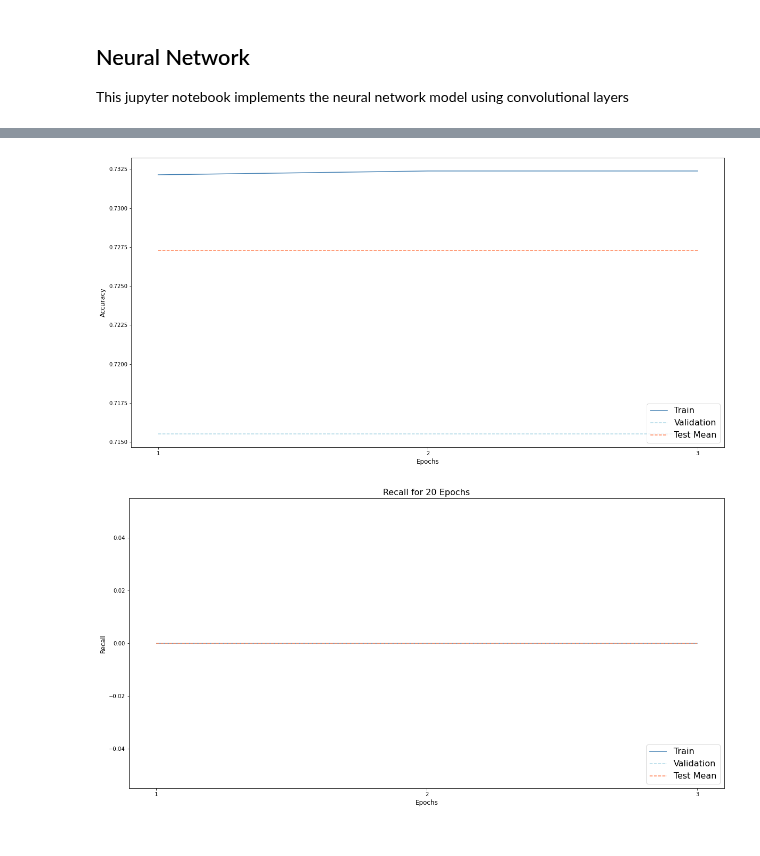
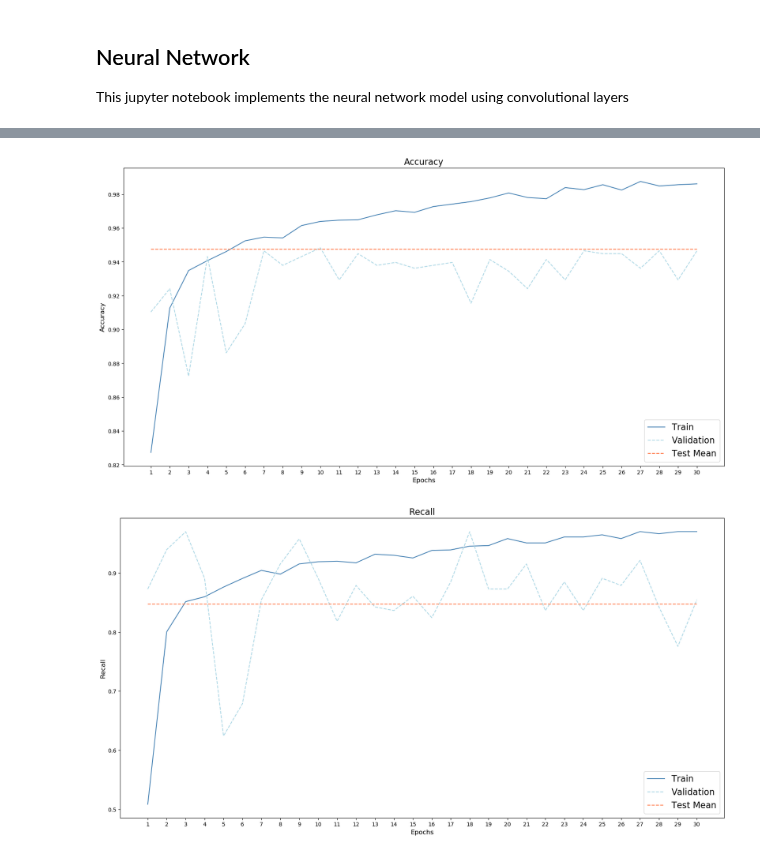
Before and after one commit to JPMartinezClaeys/30254-pneumoniacs, a Jupyter notebook: predict-pneumonia/neural_network.ipynb, the cells around one changed output, grey strips where cells are left out. Cells and saved outputs as stored; diff of their text form; code cells hidden in the pictures.

```diff
--- a/predict-pneumonia/neural_network.ipynb
+++ b/predict-pneumonia/neural_network.ipynb
@@ -30,12 +30,11 @@ class CustomNeuralNetwork(nn.Module):
     def __init__(self):
         super().__init__()
         # model hyperparameters
-        self.epochs = 3
-        self.batch_size = 8
+        self.epochs = 30
+        self.batch_size = 16
         self.learning = 0.005
         self.momentum = 0.9
         self.weighted_sample = False
-        self.lr_decay = True
         # define network layers
         self.LeNet = nn.Sequential(
             nn.Sequential(
@@ -86,7 +85,7 @@ transforms = T.Compose([
 ])
 
 # create Xray dataset class for train, val, test
-training_data = XRayDataset(train_path, resize)
+training_data = XRayDataset(train_path, transforms)
 val_data = XRayDataset(val_path, resize)
 test_data = XRayDataset(test_path, resize)
 
@@ -277,60 +242,32 @@ test recall [0.0]
 # %%
-test_accuracies_list = []
-val_accuracies_list = []
-for i in test_accuracies:
-    if steps_check_test < model.epochs:
-        test_item = [i] * steps_check_test
-    else:
-        test_item = [i] *  model.epochs
-    test_accuracies_list.extend(test_item)
+test_accuracy =  test_accuracies * model.epochs
+epochs = [i for i in range(1,model.epochs+1)]
 
-for i in val_accuracies:
-    if steps_check_val < model.epochs:
-        val_item = [i] * steps_check_val
-    else:
-        val_item = [i] *  model.epochs
-    val_accuracies_list.extend(val_item)
-
-epochs = [i for i in range(1,model.epochs+1)]
 fig, ax = plt.subplots(nrows=1, ncols=1, figsize=(20,10))
 ax.plot(epochs, train_accuracies, color="steelblue", label= 'Train')
-ax.plot(epochs, val_accuracies_list, color="lightblue", ls='dashed', label='Validation')
-ax.plot(epochs, test_accuracies_list, color= "coral", ls='dashed', label='Test Mean')
+ax.plot(epochs, val_accuracies, color="lightblue", ls='dashed', label='Validation')
+ax.plot(epochs, test_accuracy, color= "coral", ls='dashed', label='Test Mean')
 ax.set_xticks(epochs)
 ax.legend(loc="lower right", fontsize=16)
 ax.set_xlabel("Epochs", fontsize=12)
 ax.set_ylabel("Accuracy", fontsize=12)
+ax.set_title("Accuracy", fontsize=16)
 plt.show()
 # %% [output]
-[figure, old version]
+[figure, new version]
 # %%
-test_recalls_list = []
-val_recalls_list = []
-for i in test_recalls:
-    if steps_check_test < model.epochs:
-        test_item = [i] * steps_check_test
-    else:
-        test_item = [i] *  model.epochs
-    test_recalls_list.extend(test_item)
-
-for i in val_recalls:
-    if steps_check_val < model.epochs:
-        val_item = [i] * steps_check_val
-    else:
-        val_item = [i] *  model.epochs
-    val_recalls_list.extend(val_item)
-
+test_recalls_list = test_recalls * model.epochs
 epochs = [i for i in range(1,model.epochs+1)]
 
 fig, ax = plt.subplots(nrows=1, ncols=1, figsize=(20,10))
 ax.plot(epochs, train_recalls, color="steelblue", label= 'Train')
-ax.plot(epochs, val_recalls_list, color="lightblue", ls='dashed', label='Validation')
+ax.plot(epochs, val_recalls, color="lightblue", ls='dashed', label='Validation')
 ax.plot(epochs, test_recalls_list, color= "coral", ls='dashed', label='Test Mean')
 ax.set_xticks(epochs)
 ax.legend(loc="lower right", fontsize=16)
 ax.set_xlabel("Epochs", fontsize=12)
 ax.set_ylabel("Recall", fontsize=12)
-ax.set_title("Recall for 20 Epochs", fontsize=16)
+ax.set_title("Recall", fontsize=16)
 plt.show()
 # %% [output]
-[figure, old version]
+[figure, new version]
```
Also changed, not shown: parts of 9 cells of this notebook, 1 other file.
